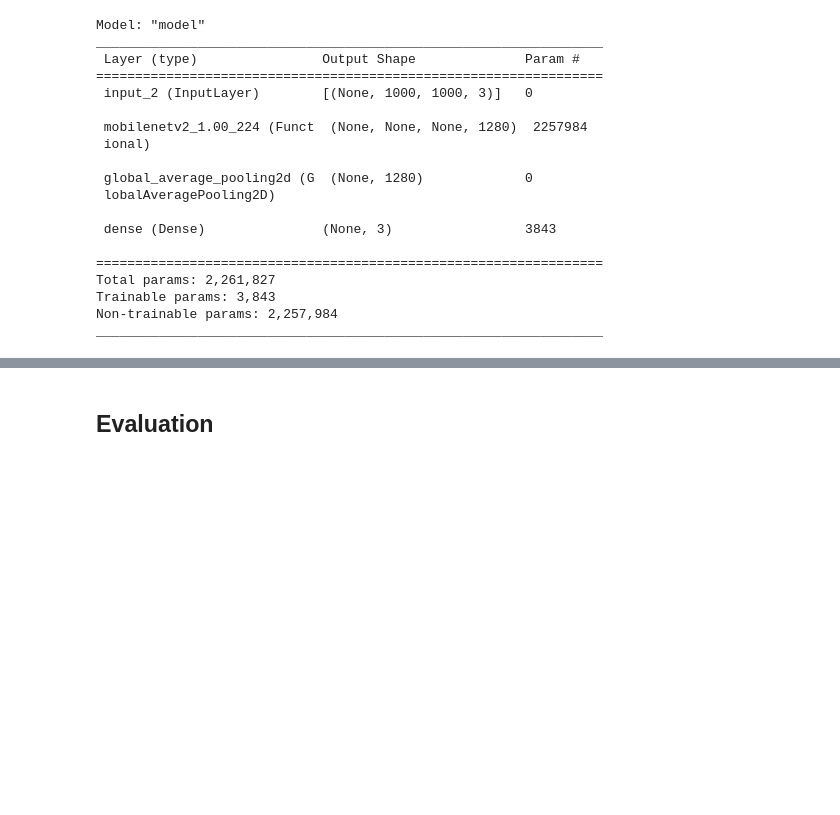
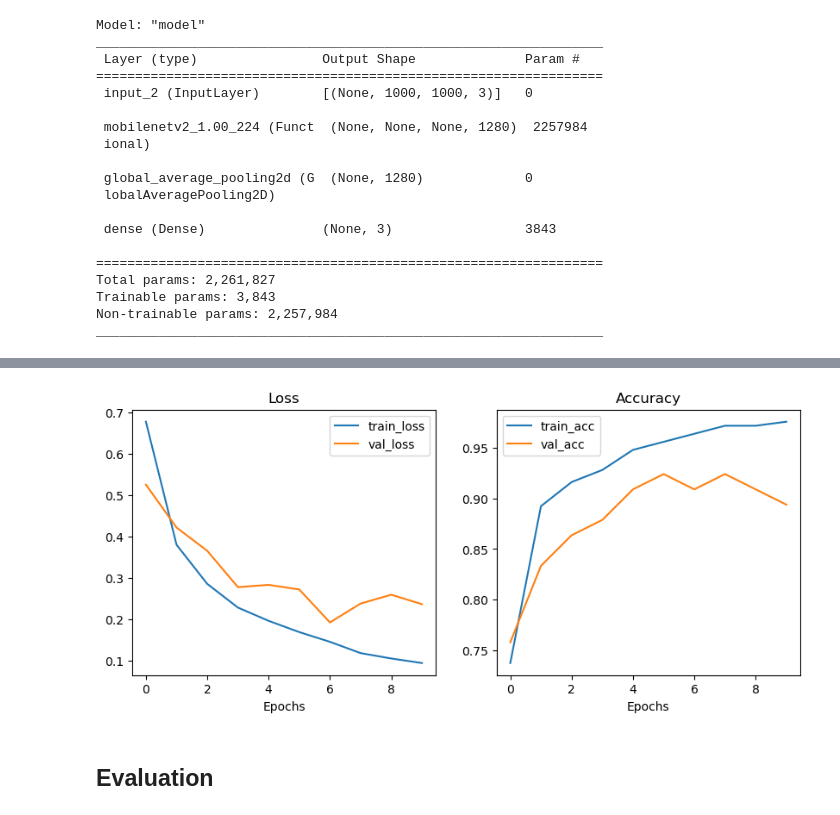
Before and after one commit to agongt408/cs482, a Jupyter notebook: covid_classification.ipynb, the cells around one changed output, grey strips where cells are left out. Cells and saved outputs as stored; diff of their text form; code cells hidden in the pictures; blank space fills up the shorter version.

```diff
--- a/covid_classification.ipynb
+++ b/covid_classification.ipynb
@@ -112,3 +114,29 @@ Epoch 10/10
+# %%
+train_loss = hist.history['loss']
+val_loss = hist.history['val_loss']
+train_acc = hist.history["accuracy"]
+val_acc = hist.history["val_accuracy"]
+
+epochs = range(len(hist.history['loss']))
+
+plt.figure(figsize=(10,4))
+plt.subplot(1,2,1)
+plt.plot(epochs, train_loss, label='train_loss')
+plt.plot(epochs, val_loss, label='val_loss')
+plt.title('Loss')
+plt.xlabel('Epochs')
+plt.legend()
+
+plt.subplot(1,2,2)
+plt.plot(epochs, train_acc, label='train_acc')
+plt.plot(epochs, val_acc, label='val_acc')
+plt.title('Accuracy')
+plt.xlabel('Epochs')
+plt.legend()
+
+plt.show()
+# %% [output]
+[figure, added]
 # %% [markdown]
 ## Evaluation
 # %%
```
Also changed, not shown: parts of 12 cells of this notebook.
